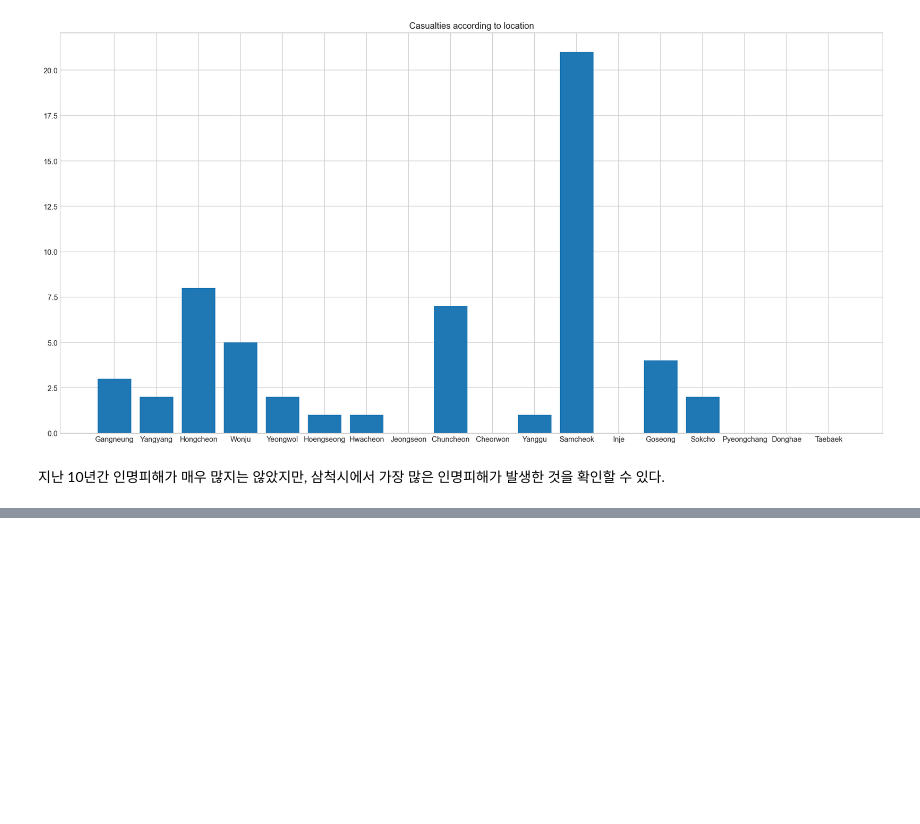
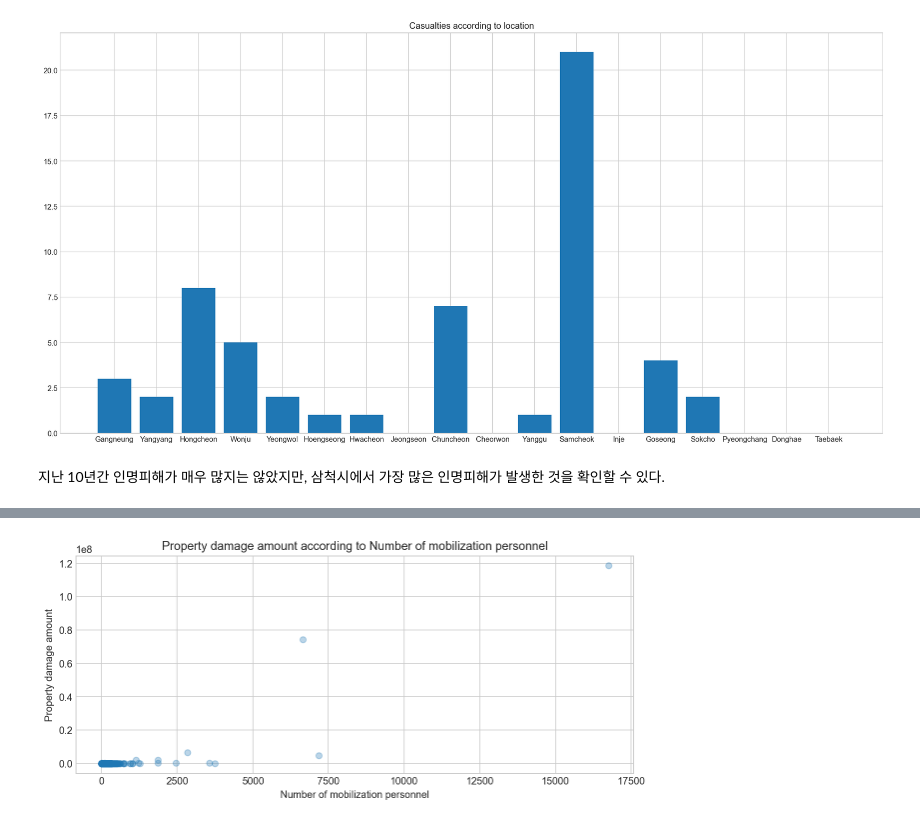
Before and after one commit to LIMDANBI/SKTFLYAI, a Jupyter notebook: pandas/project/강원도_산불_데이터_분석.ipynb, the cells around one changed output, grey strips where cells are left out. Drawn from its saved outputs; the diff is of its cells as text; code cells hidden in the pictures; blank space fills up the shorter version.

```diff
--- a/pandas/project/강원도_산불_데이터_분석.ipynb
+++ b/pandas/project/강원도_산불_데이터_분석.ipynb
@@ -313,0 +318,10 @@ plt.show()
+# %%
+fig = plt.figure(figsize=(10, 4))
+ax = fig.add_subplot(111)
+ax.set_title("Property damage amount according to Number of mobilization personnel")
+ax.set_xlabel('Number of mobilization personnel')
+ax.set_ylabel('Property damage amount')
+ax.scatter(df['전체인력수합계'], df['재산피해금액'], alpha=0.3)
+plt.show()
+# %% [output]
+[figure, added]
```
Also changed, not shown: parts of 1 cell of this notebook.
